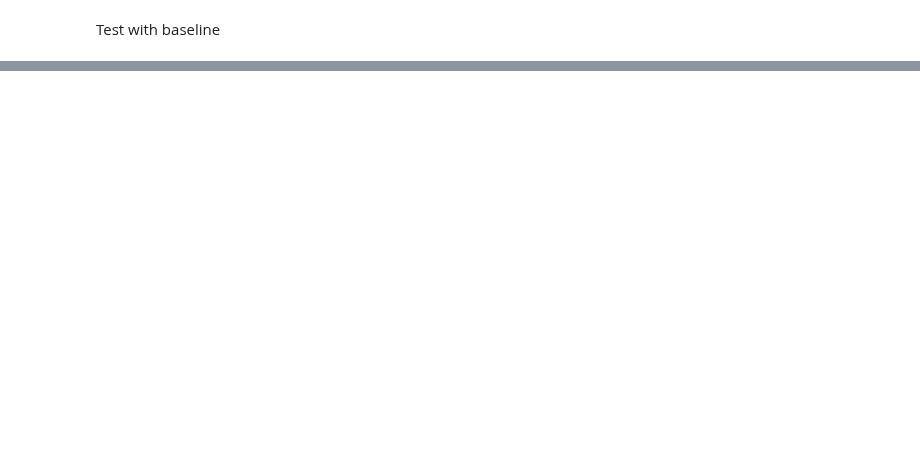
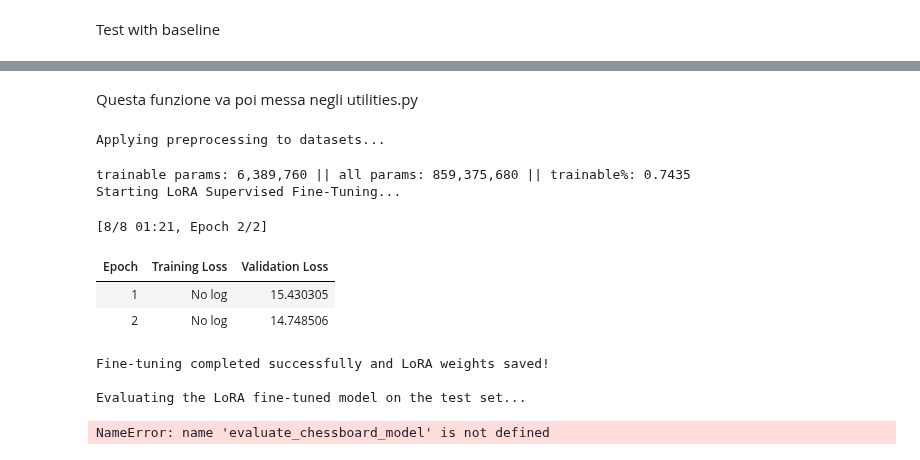
Before and after one commit to Aivon99/BigDataAndTextMiningProject, a Jupyter notebook: src/eval/Task_1.ipynb, the cells around one changed output, grey strips where cells are left out. Cells and saved outputs as stored; diff of their text form; code cells hidden in the pictures; blank space fills up the shorter version.

```diff
--- a/src/eval/Task_1.ipynb
+++ b/src/eval/Task_1.ipynb
@@ -200,0 +269,2 @@ display(all_models_results)
+# %% [markdown]
+Questa funzione va poi messa negli utilities.py
@@ -200,0 +305,66 @@ display(all_models_results)
+# %%
+import torch
+import pandas as pd
+from peft import LoraConfig, get_peft_model, TaskType
+from transformers import TrainingArguments, Trainer
+
+# 1. Unified preprocessing function for Qwen-VL
+
+
+print("Applying preprocessing to datasets...")
+tokenized_train = dataset_task1["train"].map(preprocess_function, remove_columns=dataset_task1["train"].column_names)
+tokenized_val = dataset_task1["validation"].map(preprocess_function, remove_columns=dataset_task1["validation"].column_names)
+
+# 2. Configure PEFT and LoRA parameters
+peft_config = LoraConfig(
+    task_type=TaskType.CAUSAL_LM,
+    r=16,
+    lora_alpha=32,
+    target_modules=["q_proj", "k_proj", "v_proj", "o_proj", "gate_proj", "up_proj", "down_proj"],
+    lora_dropout=0.05,
+    bias="none",
+)
+
+# Apply LoRA to 'model' but save the resulting PEFT model into a NEW variable: 'lora_model'
+lora_model = get_peft_model(model, peft_config)
+lora_model.print_trainable_parameters()
+
+# 3. Define Training Arguments
+training_args = TrainingArguments(
+    output_dir="./qwen_task1_lora_output",
+    per_device_train_batch_size=1,
+    per_device_eval_batch_size=1,
+    gradient_accumulation_steps=8,
+    learning_rate=2e-4,
+    logging_steps=10,
+    num_train_epochs=2,
+    save_strategy="epoch",
+    eval_strategy="epoch",
+    fp16=True,
+    remove_unused_columns=False,
+    report_to="none"
+)
+
+# 4. Initialize the Trainer using 'lora_model'
+trainer = Trainer(
+    model=lora_model,
+    args=training_args,
+    train_dataset=tokenized_train,
+    eval_dataset=tokenized_val,
+)
+
+# 5. Start Fine-Tuning
+print("Starting LoRA Supervised Fine-Tuning...")
+trainer.train()
+# %% [output]
+Applying preprocessing to datasets...
+trainable params: 6,389,760 || all params: 859,375,680 || trainable%: 0.7435
+Starting LoRA Supervised Fine-Tuning...
+[8/8 01:21, Epoch 2/2]
+| Epoch | Training Loss | Validation Loss |
+| 1 | No log | 15.430305 |
+| 2 | No log | 14.748506 |
+Fine-tuning completed successfully and LoRA weights saved!
+
+Evaluating the LoRA fine-tuned model on the test set...
+NameError: name 'evaluate_chessboard_model' is not defined
```
Also changed, not shown: parts of 13 cells of this notebook.
